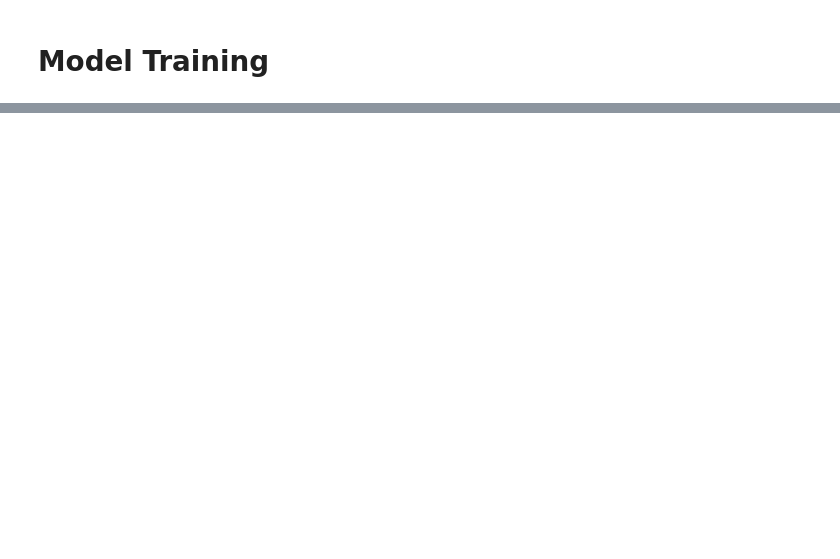
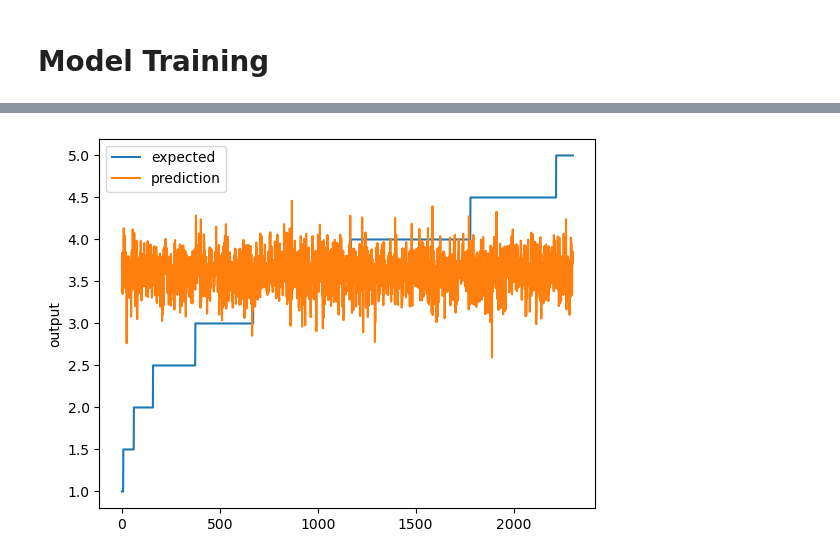
Before and after one commit to chkathi/intelligent-systems, a Jupyter notebook: P1/Regression.ipynb, the cells around one changed output, grey strips where cells are left out. Cells and saved outputs as stored; diff of their text form; code cells hidden in the pictures; blank space fills up the shorter version.

Commit message:
new regression that works

```diff
--- a/P1/Regression.ipynb
+++ b/P1/Regression.ipynb
@@ -142,7 +142,7 @@ Index(['review_id', 'user_id', 'business_id', 'review_rating', 'useful',
 all_reviews = all_reviews[[
   'business_id',
   'text',
-  'location',
+  # 'location',
   'review_count',
   'business_rating',
 ]]
@@ -151,5 +151,10 @@ all_reviews = all_reviews[[
 # Combine all the business's reviews into one text
 business_reviews = all_reviews.groupby('business_id')['text'].sum()
 
+
 # removes duplicates where the subsets are the same
-all_reviews = all_reviews.drop_duplicates(subset=['business_id', 'business_rating', 'location', 'review_count'])
+all_reviews = all_reviews.drop_duplicates(subset=['business_id', 'business_rating', 'review_count'])
+
+print(
+  all_reviews.shape, business_reviews.shape
+)
@@ -156,10 +163,14 @@ all_reviews = all_reviews.drop_duplicates(subset=['business_id', 'business_ratin
 # %%
 # Create Dataframe with location, review_count, and business_rating
 df_business_reviews = pd.DataFrame({
-  'location' : all_reviews['location'],
+  # 'location' : all_reviews['location'],
   'review_count' : all_reviews['review_count'],
   'business_rating' : all_reviews['business_rating'],
 })
 
 # Create Dataframe for review text for TF IDF vectorizer
 text = pd.DataFrame({'text': business_reviews.values})
+
+print(
+  df_business_reviews.shape, text.shape
+)
@@ -181,7 +200,7 @@ df_business_reviews.shape
 from sklearn.feature_extraction.text import TfidfVectorizer
 
 # Initialize the TF-IDF vectorizer
-vectorizer = TfidfVectorizer(stop_words='english',max_features=5000,min_df=1)
+vectorizer = TfidfVectorizer(stop_words='english',max_features=1000,min_df=1)
 # Fit and transform the aggregated reviews into a TF-IDF matrix
 tfidf_wm = vectorizer.fit_transform(text['text'])
 
@@ -254,0 +274,48 @@ from tensorflow.keras.optimizers import Adam, SGD
+# %%
+# Model # 1
+# NO Location, No Review_count, Only text features # = 1000
+
+parameters = {
+  'learning_rate' : 0.001,
+  'batch_size' : 32,
+  'epochs' : 100
+}
+
+# Initialize Optimizers
+adam = optimizers.Adam(learning_rate=parameters['learning_rate'], beta_1=0.9, beta_2=0.999)
+sgd = optimizers.SGD(learning_rate=parameters['learning_rate'], momentum=0.9, nesterov=True)
+
+# Initialize ModelCheckpoint and EarlyStopping
+monitor = EarlyStopping(monitor='val_loss', min_delta=1e-3, patience=2, verbose=1, mode='auto')
+checkpointer = ModelCheckpoint(filepath="dnn/best_weights1.keras", verbose=0, save_best_only=True)
+
+model = Sequential()
+model.add(Dense(1000, input_dim=x.shape[1]))
+model.add(Dense(512))
+model.add(Dense(100))
+model.add(Dense(1))
+
+# model = Sequential()
+# model.add(Dense(64, input_dim=x.shape[1], activation='tanh'))
+# model.add(Dense(32, activation='relu'))
+# model.add(Dense(16, activation='relu'))
+# model.add(Dense(1))
+model.compile(loss='mean_squared_error', optimizer=adam)
+
+
+model.fit(
+  x_train,y_train,validation_data=(x_test,y_test),
+  batch_size= parameters['batch_size'], callbacks=[monitor, checkpointer],
+  verbose=2,epochs=parameters['epochs']
+)
+
+model.load_weights('dnn/best_weights1.keras') # load weights from best model
+
+# Predict and measure RMSE
+pred = model.predict(x_test)
+score = np.sqrt(metrics.mean_squared_error(pred,y_test))
+print("Score (RMSE): {}".format(score))
+
+# Plot the chart
+chart_regression(pred.flatten(),y_test)
+# %% [output]
@@ -255 +337,2 @@ from tensorflow.keras.optimizers import Adam, SGD
+[figure, added]
 # %%
```
Also changed, not shown: parts of 13 cells of this notebook, 1 other file.
